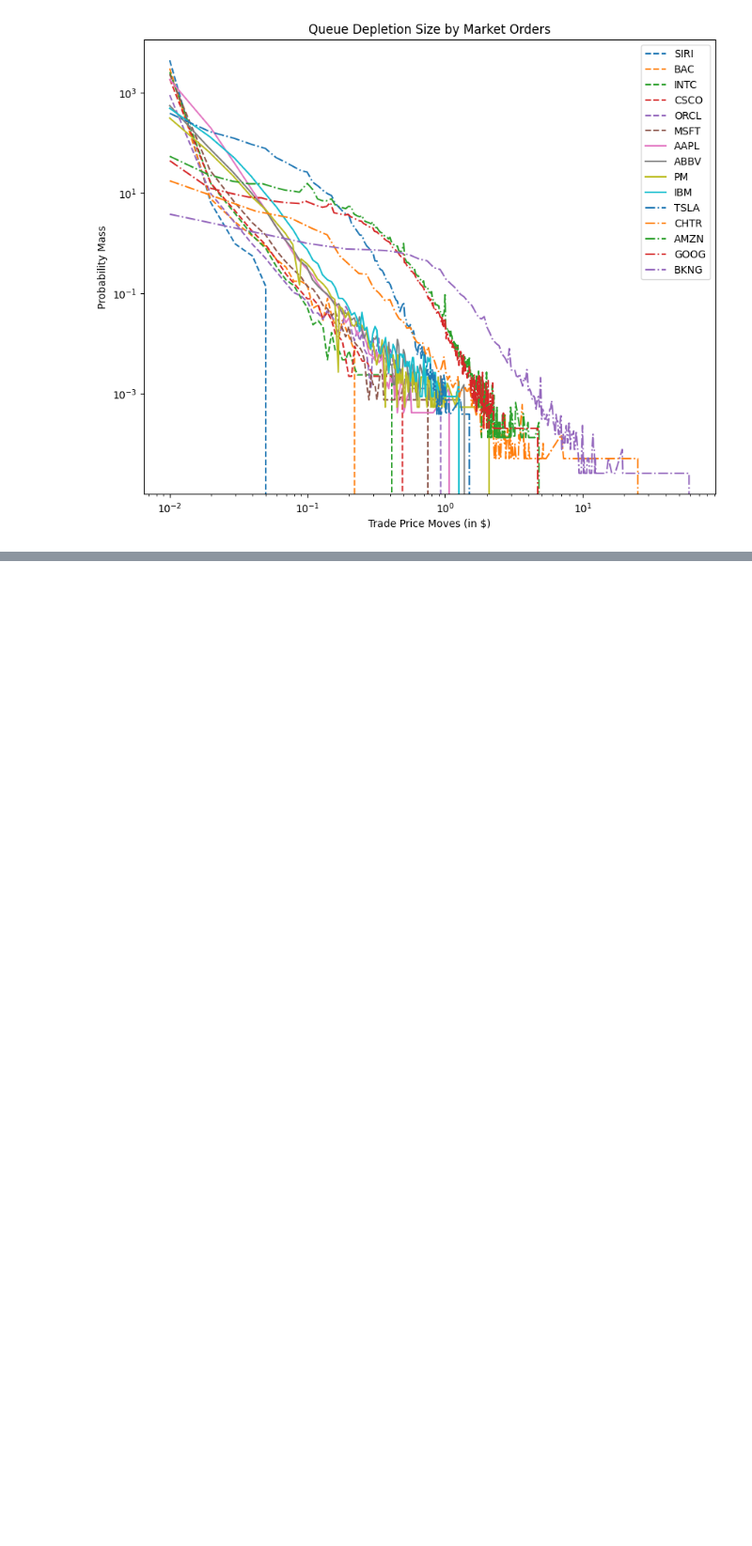
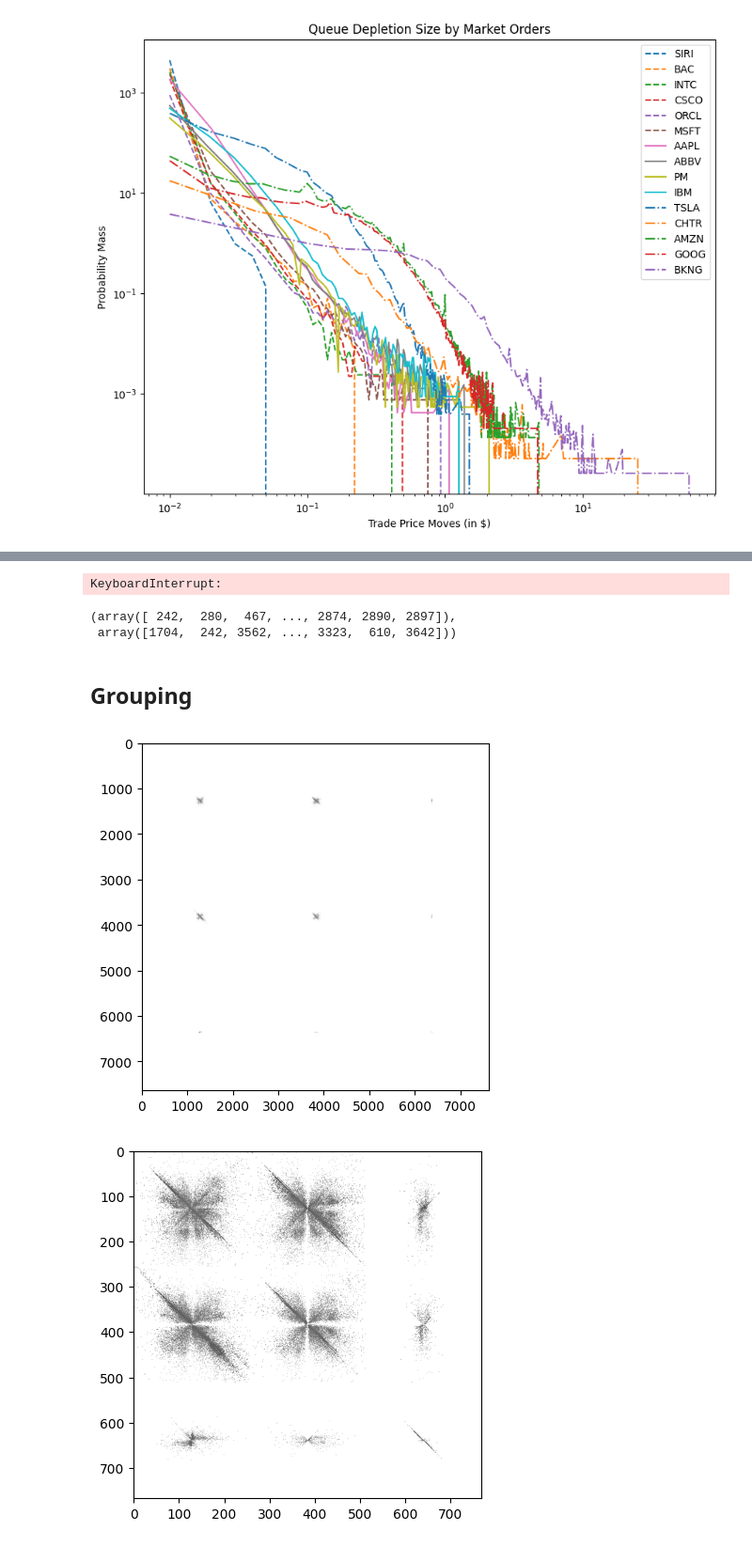
Before and after one commit to konqr/lobSimulations, a Jupyter notebook: hawkes/experiments/xStocksEDA.ipynb, the cells around one changed output, grey strips where cells are left out. Shown at 94% size. Saved outputs shown, nothing was run; the diff lists cells and outputs as text; code cells hidden in the pictures; blank space fills up the shorter version.

```diff
--- a/hawkes/experiments/xStocksEDA.ipynb
+++ b/hawkes/experiments/xStocksEDA.ipynb
@@ -320,0 +462,63 @@ plt.show()
+# %%
+depthMax = int(np.max(leverageOrig.Depth.apply(np.abs)))
+leverage = leverageOrig.set_index(['Type_1','Depth_1','Type', 'Depth'])
+matrix = np.zeros((int(depthMax*3*2), int(depthMax*3*2)))
+converter ={  0: 1, 1: 3,  2: 4}
+for i in range(depthMax*3*2):
+    type_i = converter[i//(depthMax*2)]
+    depth_i = i%(depthMax*2)  - depthMax
+    for j in range(depthMax*3*2):
+        type_j = converter[j//(depthMax*2)]
+        depth_j = j%(depthMax*2)  - depthMax
+        if (int(type_i), int(depth_i), int(type_j), int(depth_j)) in leverage.index:
+            matrix[i, j] = leverage.loc[(int(type_i), int(depth_i), int(type_j), int(depth_j))]['Time']
+plt.imshow(matrix, cmap='binary')
+# %% [output]
+KeyboardInterrupt:
+# %%
+np.where(matrix>0)
+# %% [output]
+(array([ 242,  280,  467, ..., 2874, 2890, 2897]),
+ array([1704,  242, 3562, ..., 3323,  610, 3642]))
+# %% [markdown]
+## Grouping
+# %%
+with open('/SAN/fca/Konark_PhD_Experiments/smallTick/BKNG_EDA_leverage', 'rb') as f:
+    dict_res = pickle.load(f)
+# %%
+condCounts, uncondCounts = dict_res['condCounts'], dict_res['uncondCounts']
+# %%
+depthMax = uncondCounts.reset_index()['TypeDepth'].apply(lambda x: np.abs(int(x[1:]))).median()
+for stepsize in [1,5,10,15,20,25]:
+
+    categories = np.arange(-1*depthMax,depthMax, stepsize)
+    condCounts_categorized = condCounts.reset_index().copy()
+    condCounts_categorized['cat'] = condCounts_categorized['TypeDepth'].apply(lambda x : x[0]+ str((-len(categories)//2) + np.searchsorted(categories, int(x[1:]))))
+    condCounts_categorized['cat_1'] = condCounts_categorized['TypeDepth_1'].apply(lambda x : x[0]+ str((-len(categories)//2) + np.searchsorted(categories, int(x[1:]))))
+    uncondCounts_categorized = uncondCounts.reset_index().copy()
+    uncondCounts_categorized['cat'] = uncondCounts_categorized['TypeDepth'].apply(lambda x : x[0]+ str((-len(categories)//2) + np.searchsorted(categories, int(x[1:]))))
+    condCounts_categorized = condCounts_categorized.groupby(['cat','cat_1'])['Time'].sum()
+    uncondCounts_categorized = uncondCounts_categorized.groupby('cat')['Time'].sum()
+    condProb_categorized = condCounts_categorized/uncondCounts_categorized
+    uncondProb_categorized = uncondCounts_categorized/uncondCounts_categorized.sum()
+    leverage_categorized = condProb_categorized/uncondProb_categorized
+    leverage_categorized = leverage_categorized.reset_index()
+    leverage_categorized[['Type','Depth']]= np.stack(leverage_categorized['cat'].apply(lambda x: np.array([int(x[0]) , int(x[1:])])).values)
+    leverage_categorized[['Type_1','Depth_1']]= np.stack(leverage_categorized['cat_1'].apply(lambda x: np.array([int(x[0]) , int(x[1:])])).values)
+    depthMax = int(np.max(leverage_categorized.Depth.apply(np.abs)))
+    leverage_categorized = leverage_categorized.set_index(['Type_1','Depth_1','Type', 'Depth'])
+    matrix = np.zeros((int(depthMax*3*2), int(depthMax*3*2)))
+    converter ={  0: 1, 1: 3,  2: 4}
+    for i in range(depthMax*3*2):
+        type_i = converter[i//(depthMax*2)]
+        depth_i = i%(depthMax*2)  - depthMax
+        for j in range(depthMax*3*2):
+            type_j = converter[j//(depthMax*2)]
+            depth_j = j%(depthMax*2)  - depthMax
+            if (int(type_i), int(depth_i), int(type_j), int(depth_j)) in leverage.index:
+                matrix[i, j] = leverage.loc[(int(type_i), int(depth_i), int(type_j), int(depth_j))]['Time']
+    plt.figure()
+    plt.imshow(np.log(matrix+1e-6), cmap='binary')
+# %% [output]
+[figure, added]
+[figure, added]
```
Also changed, not shown: parts of 32 cells of this notebook, 1 other file.
